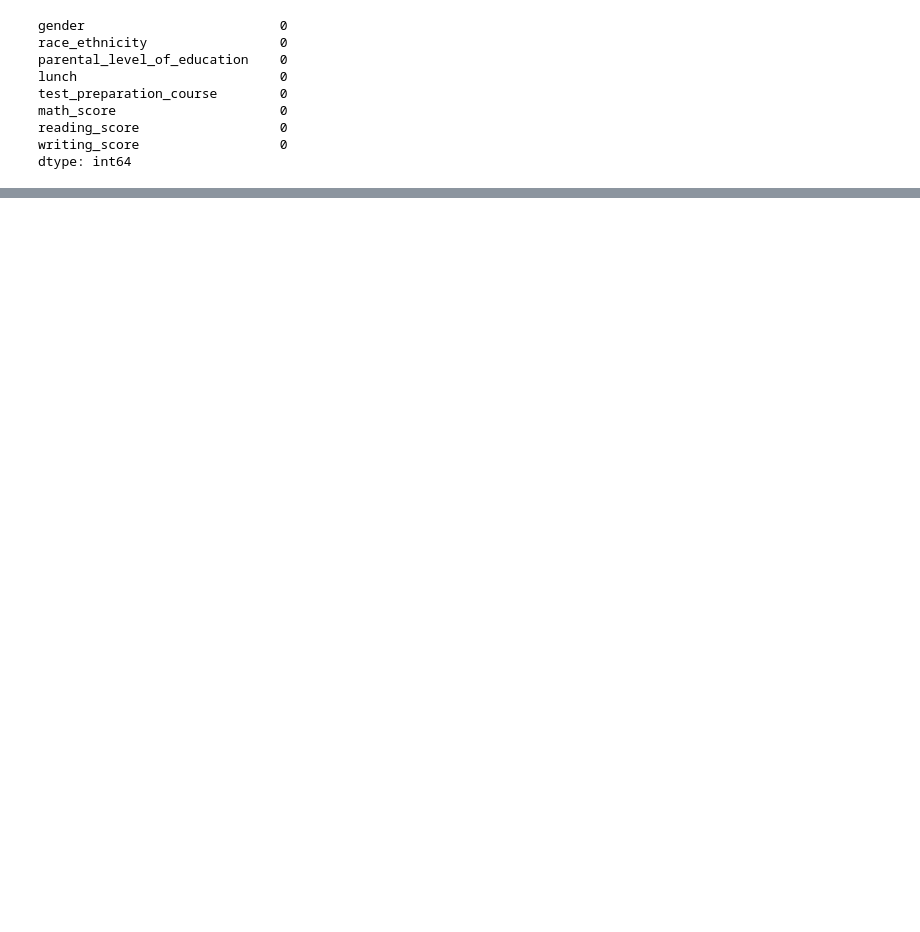
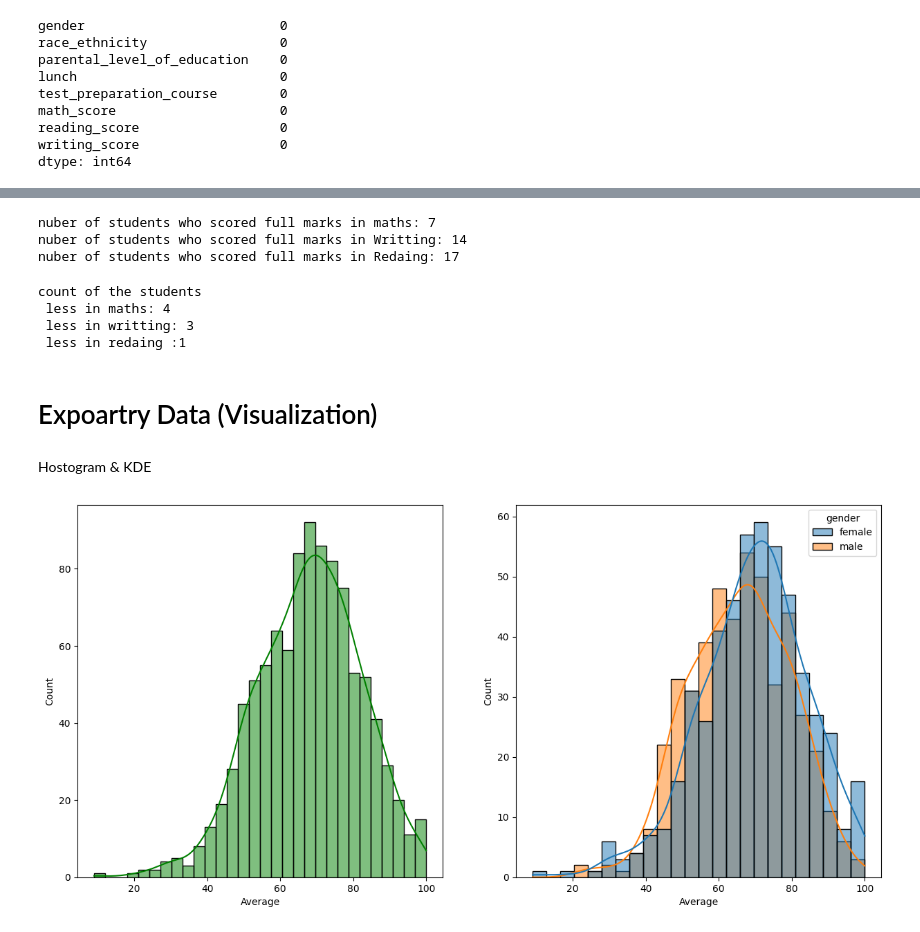
Before and after one commit to kumar-kiran-24/machine-learning-project, a Jupyter notebook: notebook/EDA STUDENT.ipynb, the cells around one changed output, grey strips where cells are left out. Saved outputs shown, nothing was run; the diff lists cells and outputs as text; code cells hidden in the pictures; blank space fills up the shorter version.

```diff
--- a/notebook/EDA STUDENT.ipynb
+++ b/notebook/EDA STUDENT.ipynb
@@ -31,0 +137,4 @@ dtype: int64
+# %%
+df['total_score']=df["math_score"]+df["writing_score"]+df["reading_score"]
+df["Average"]=df["total_score"]/3
+df.head()
@@ -31,0 +148,36 @@ dtype: int64
+# %%
+reading_full=df[df["reading_score"]==100]["Average"].count()
+writting_full=df[df["writing_score"]==100]["Average"].count()
+math_full=df[df["math_score"]==100]["Average"].count()
+
+print("nuber of students who scored full marks in maths:",math_full)
+print("nuber of students who scored full marks in Writting:",writting_full)
+print("nuber of students who scored full marks in Redaing:",reading_full)
+# %% [output]
+nuber of students who scored full marks in maths: 7
+nuber of students who scored full marks in Writting: 14
+nuber of students who scored full marks in Redaing: 17
+# %%
+redaing_less_20=df[df["reading_score"]<=20]["Average"].count()
+writting_less=df[df["writing_score"]<=20]["Average"].count()
+math_less=df[df["math_score"]<=20]["Average"].count()
+
+print(f"count of the students \n less in maths: {math_less}\n less in writting: {writting_less}\n less in redaing :{redaing_less_20}")
+# %% [output]
+count of the students
+ less in maths: 4
+ less in writting: 3
+ less in redaing :1
+# %% [markdown]
+# Expoartry Data (Visualization)
+# %% [markdown]
+Hostogram & KDE
+# %%
+fig, axs = plt.subplots(1, 2, figsize=(15, 7))
+plt.subplot(121)
+sns.histplot(data=df,x='Average',bins=30,kde=True,color='g')
+plt.subplot(122)
+sns.histplot(data=df,x='Average',kde=True,hue='gender')
+plt.show()
+# %% [output]
+[figure, added]
```
Also changed, not shown: parts of 15 cells of this notebook, 5 other files.
